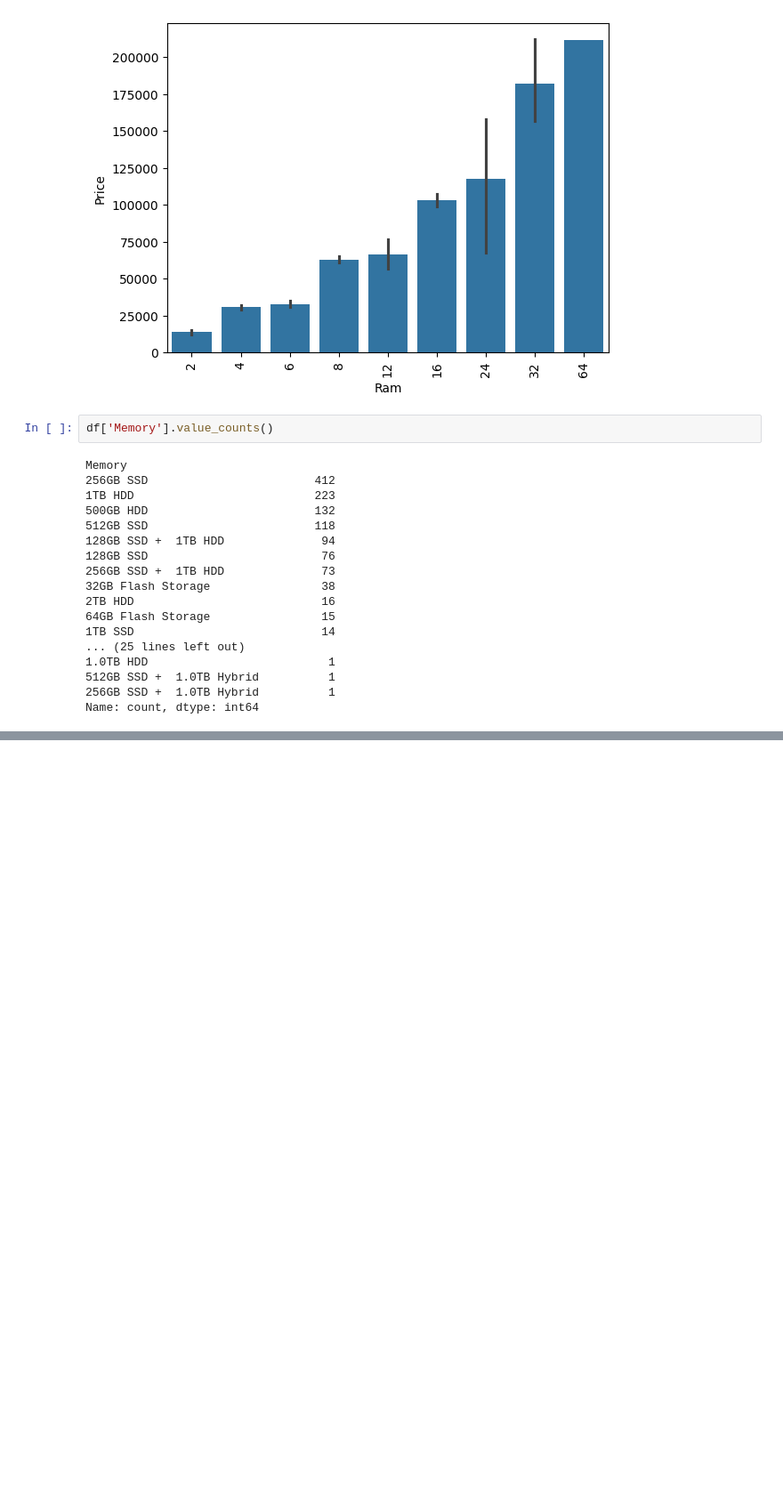
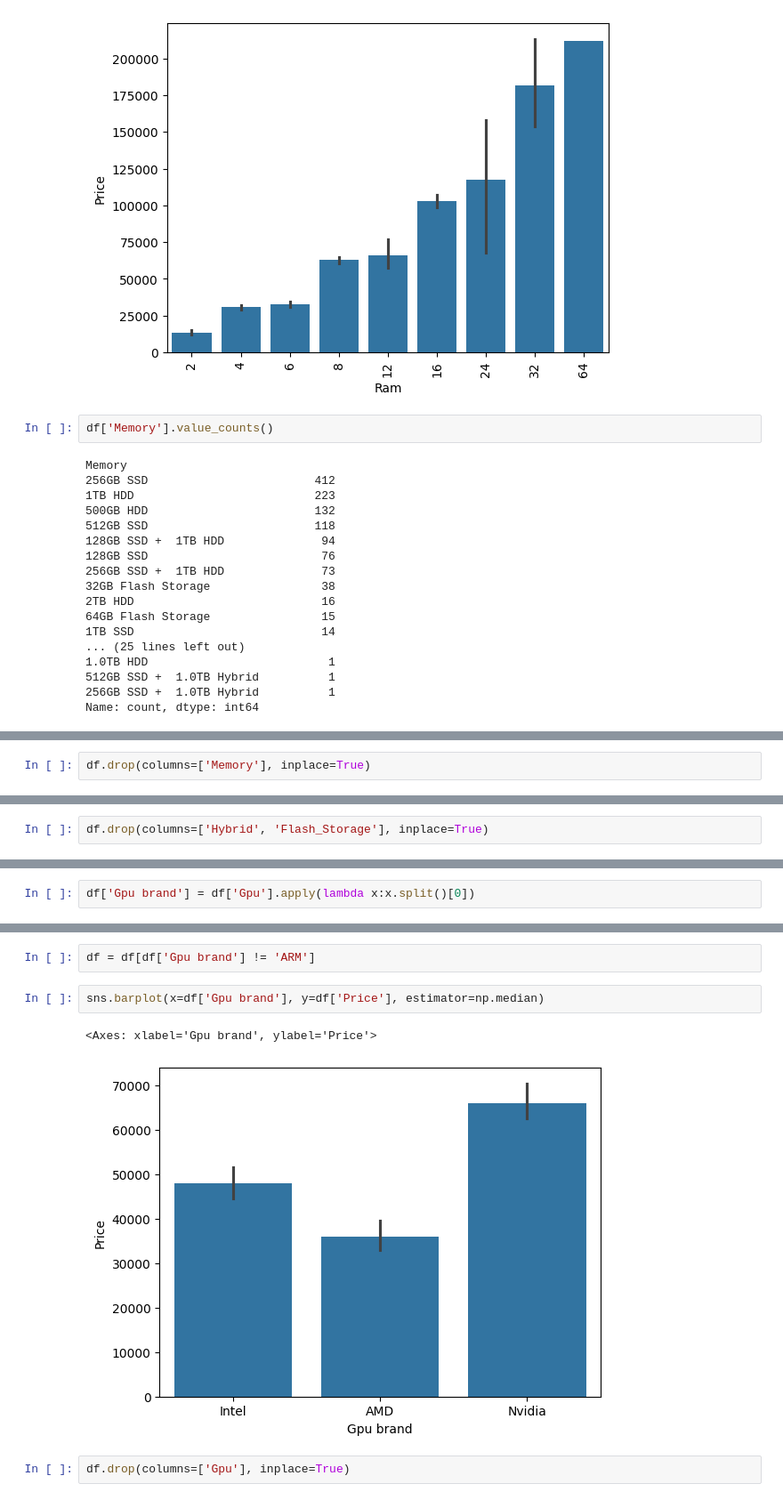
Before and after one commit to manishkr6/ML-Projects, a Jupyter notebook: Laptop-Price-Prediction/Laptop-Price-Prediction.ipynb, the cells around one changed output, grey strips where cells are left out. Shown: that part at 89% size. Cells and saved outputs as stored; diff of their text form; blank space fills up the shorter version.

```diff
--- a/Laptop-Price-Prediction/Laptop-Price-Prediction.ipynb
+++ b/Laptop-Price-Prediction/Laptop-Price-Prediction.ipynb
@@ -416,0 +484,2 @@ Name: count, dtype: int64
+# %%
+df.drop(columns=['Memory'], inplace=True)
@@ -416,0 +509,2 @@ Name: count, dtype: int64
+# %%
+df.drop(columns=['Hybrid', 'Flash_Storage'], inplace=True)
@@ -416,0 +536,2 @@ Name: count, dtype: int64
+# %%
+df['Gpu brand'] = df['Gpu'].apply(lambda x:x.split()[0])
@@ -416,0 +555,9 @@ Name: count, dtype: int64
+# %%
+df = df[df['Gpu brand'] != 'ARM']
+# %%
+sns.barplot(x=df['Gpu brand'], y=df['Price'], estimator=np.median)
+# %% [output]
+<Axes: xlabel='Gpu brand', ylabel='Price'>
+[figure, added]
+# %%
+df.drop(columns=['Gpu'], inplace=True)
```
Also changed, not shown: parts of 33 cells of this notebook.
